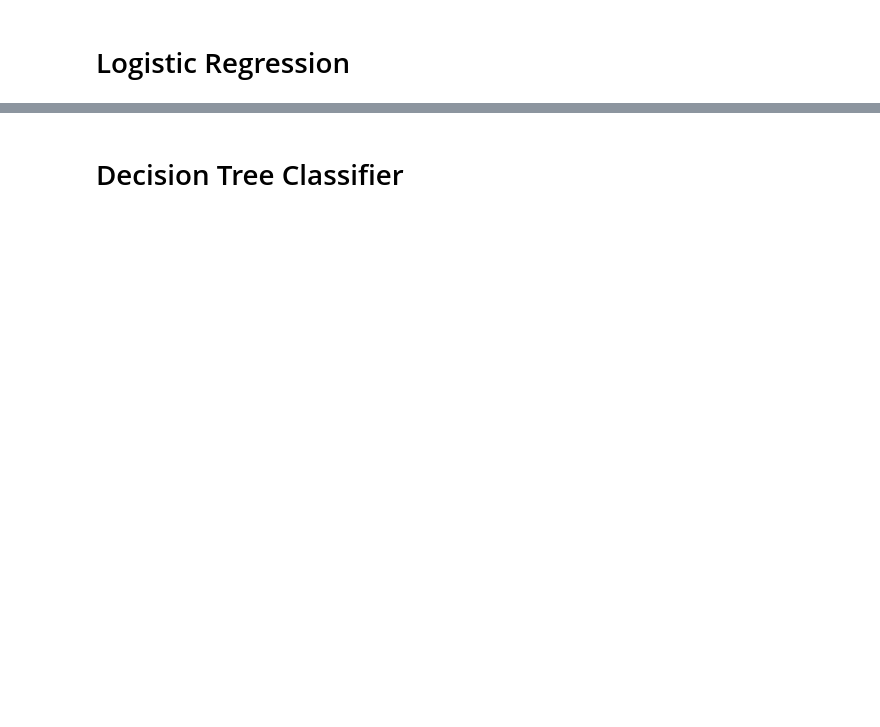
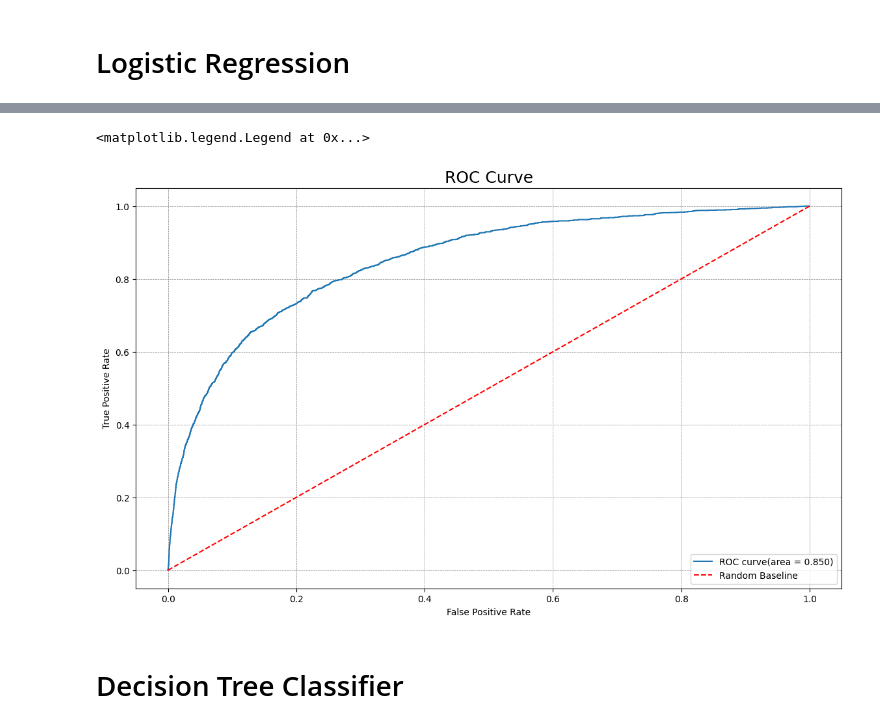
Before and after one commit to AlexisReve/Credit_Risk_ASSAS_2023, a Jupyter notebook: analysis_ML.ipynb, the cells around one changed output, grey strips where cells are left out. Cells and saved outputs as stored; diff of their text form; code cells hidden in the pictures; blank space fills up the shorter version.

```diff
--- a/analysis_ML.ipynb
+++ b/analysis_ML.ipynb
@@ -492,3 +537,15 @@ plt.legend(loc="lower right")
+# %%
+plt.figure(figsize = (14, 8))
+plt.plot(fpr, tpr, label="ROC curve(area = %0.3f)" % score)
+plt.plot([0, 1], [0, 1], color="red",label="Random Baseline", linestyle="--")
+plt.grid(color='gray', linestyle='--', linewidth=0.5)
+plt.xlabel("False Positive Rate")
+plt.ylabel("True Positive Rate")
+plt.title("ROC Curve", size=18)
+plt.legend(loc="lower right")
+# %% [output]
+<matplotlib.legend.Legend at 0x...>
+[figure, added]
 # %% [markdown]
 # Decision Tree Classifier
 # %%
```
Also changed, not shown: parts of 27 cells of this notebook, 1 other file.
